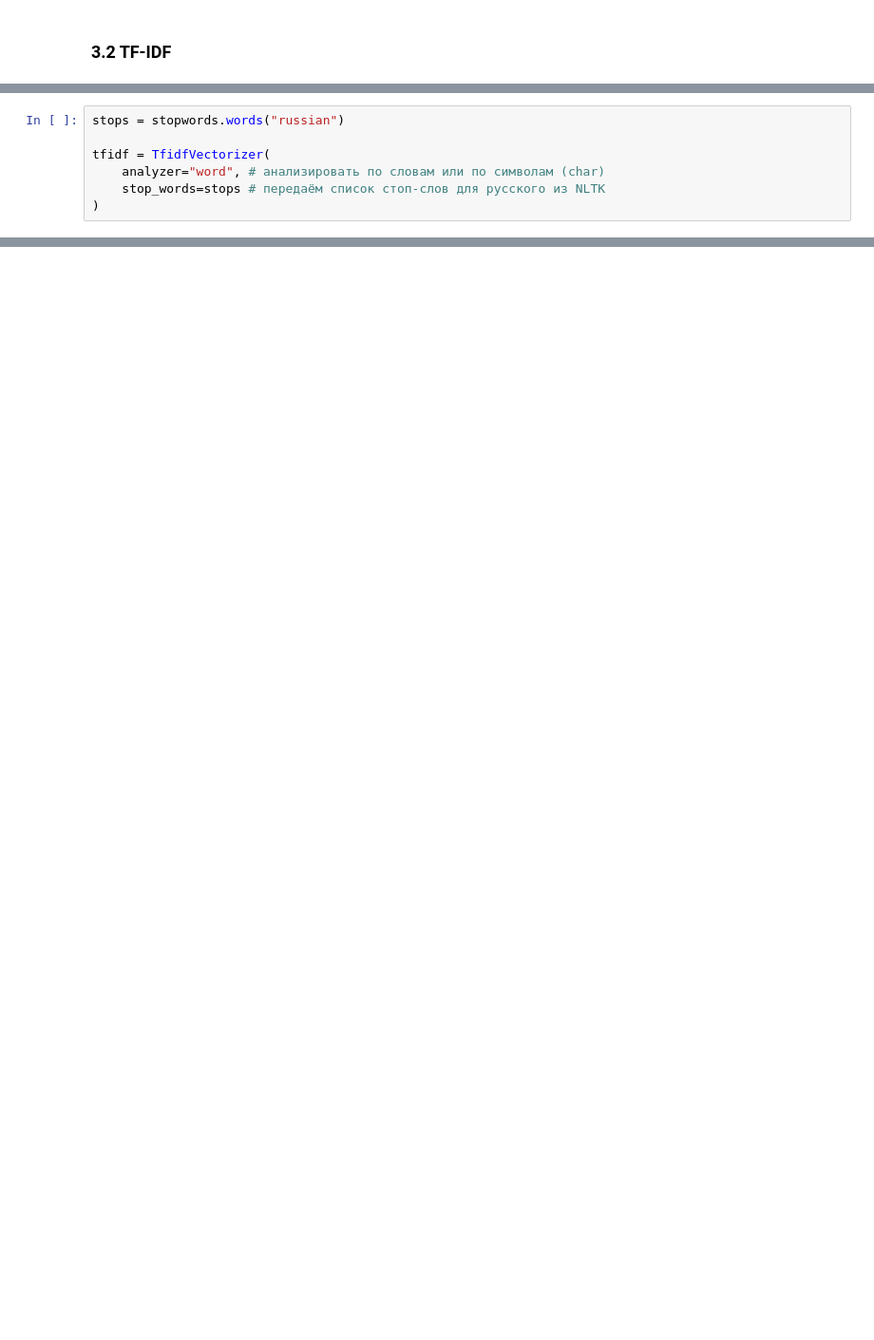
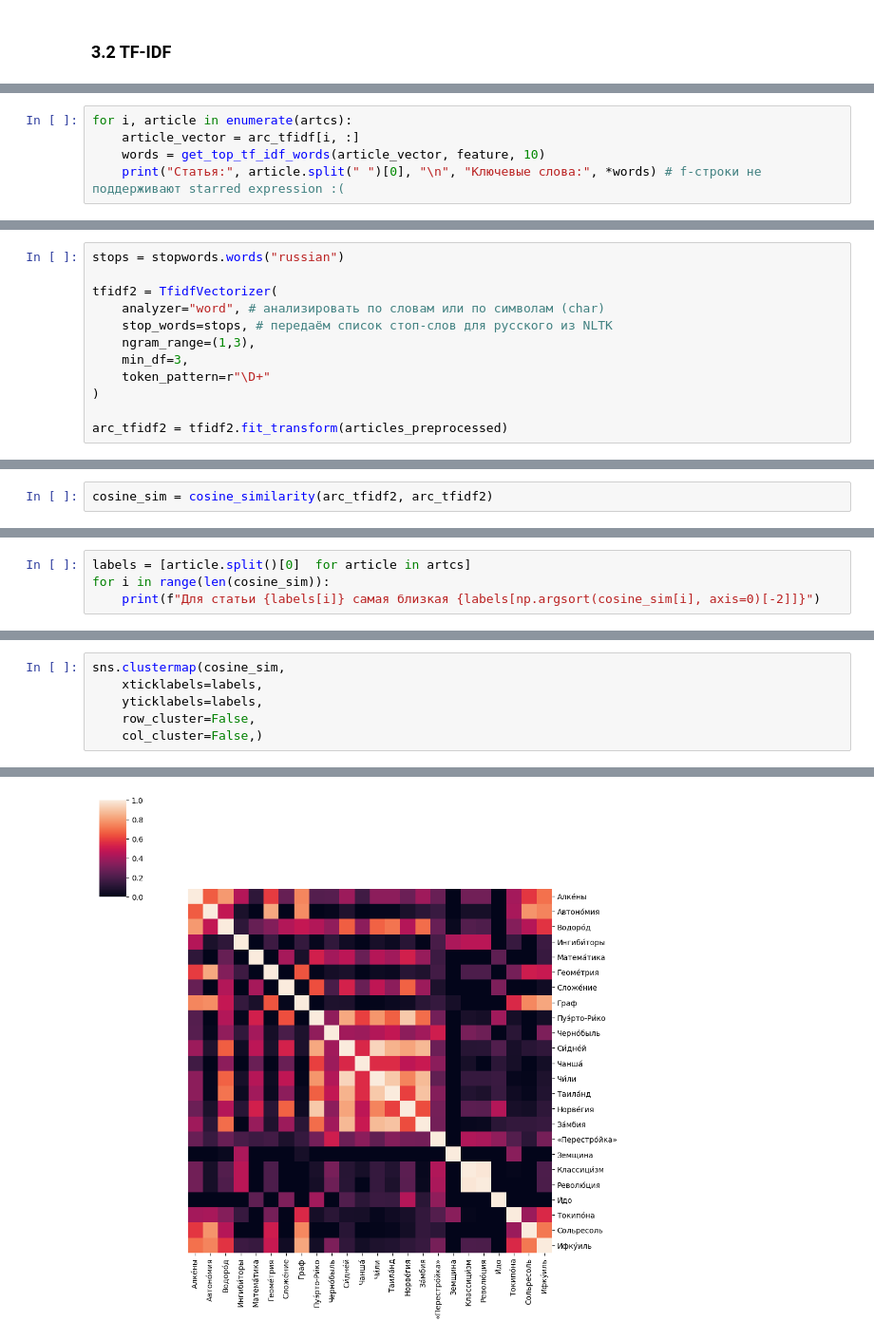
Before and after one commit to Eshasss/i-love-crispy-laptops, a Jupyter notebook: CompLing/CompLing 4 - Morphology Visualization/CompLing_4_Morphlogy.ipynb, the cells around one changed output, grey strips where cells are left out. Shown at 95% size. Drawn from its saved outputs; the diff is of its cells as text; blank space fills up the shorter version.

```diff
--- a/CompLing/CompLing 4 - Morphology Visualization/CompLing_4_Morphlogy.ipynb
+++ b/CompLing/CompLing 4 - Morphology Visualization/CompLing_4_Morphlogy.ipynb
@@ -237,0 +318,5 @@ NameError: name 'model' is not defined
+# %%
+for i, article in enumerate(artcs):
+    article_vector = arc_tfidf[i, :]
+    words = get_top_tf_idf_words(article_vector, feature, 10)
+    print("Статья:", article.split(" ")[0], "\n", "Ключевые слова:", *words) # f-строки не поддерживают starred expression :(
@@ -238,7 +377,12 @@ NameError: name 'model' is not defined
 # %%
 stops = stopwords.words("russian")
 
-tfidf = TfidfVectorizer(
+tfidf2 = TfidfVectorizer(
     analyzer="word", # анализировать по словам или по символам (char)
-    stop_words=stops # передаём список стоп-слов для русского из NLTK
+    stop_words=stops, # передаём список стоп-слов для русского из NLTK
+    ngram_range=(1,3),
+    min_df=3,
+    token_pattern=r"\D+"
 )
+
+arc_tfidf2 = tfidf2.fit_transform(articles_preprocessed)
@@ -295,0 +391,2 @@ print(f"Матрица на {articles_tfidf.shape[0]} документов и {a
+# %%
+cosine_sim = cosine_similarity(arc_tfidf2, arc_tfidf2)
@@ -295,0 +399,4 @@ print(f"Матрица на {articles_tfidf.shape[0]} документов и {a
+# %%
+labels = [article.split()[0]  for article in artcs]
+for i in range(len(cosine_sim)):
+    print(f"Для статьи {labels[i]} самая близкая {labels[np.argsort(cosine_sim[i], axis=0)[-2]]}")
@@ -295,0 +423,7 @@ print(f"Матрица на {articles_tfidf.shape[0]} документов и {a
+# %%
+sns.clustermap(cosine_sim,
+    xticklabels=labels,
+    yticklabels=labels,
+    row_cluster=False,
+    col_cluster=False,)
+# %% [output]
@@ -295,0 +431 @@ print(f"Матрица на {articles_tfidf.shape[0]} документов и {a
+[figure, added]
```
Also changed, not shown: parts of 66 cells of this notebook, 50 other files.
